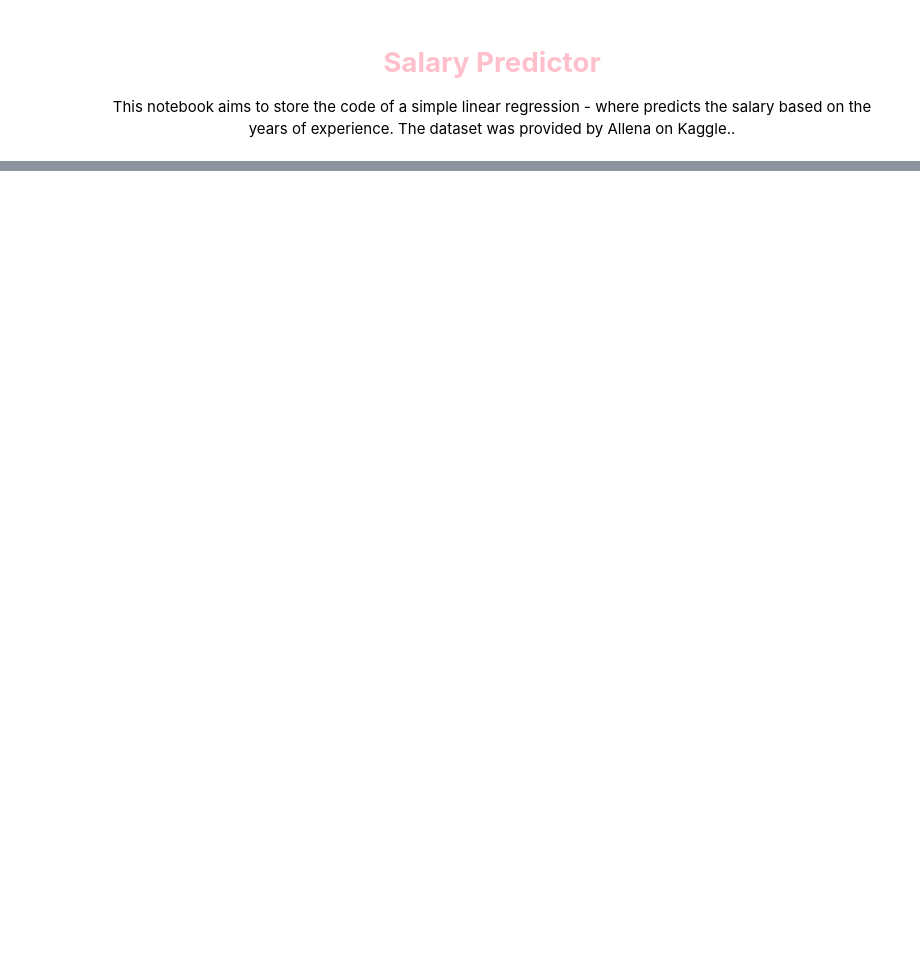
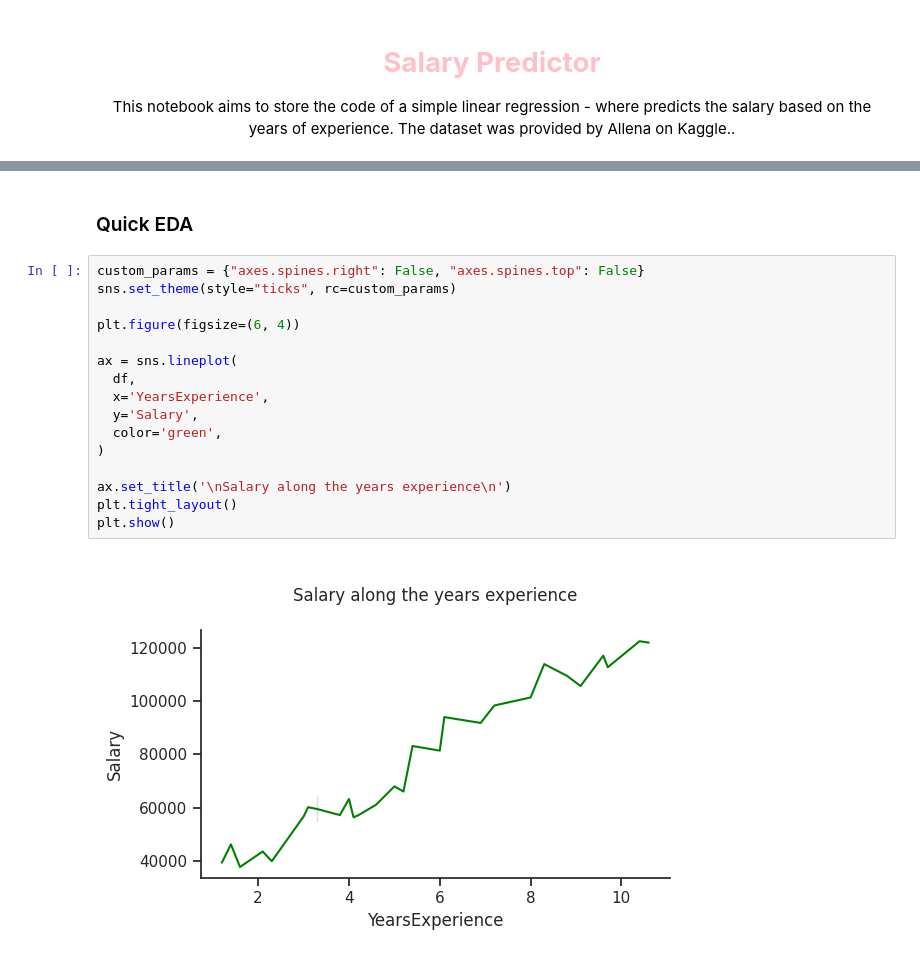
Before and after one commit to naomilago/salary-predictor, a Jupyter notebook: app.ipynb, the cells around one changed output, grey strips where cells are left out. Drawn from its saved outputs; the diff is of its cells as text; blank space fills up the shorter version.

```diff
--- a/app.ipynb
+++ b/app.ipynb
@@ -21,0 +23,20 @@ df.head()
+# %% [markdown]
+### Quick EDA
+# %%
+custom_params = {"axes.spines.right": False, "axes.spines.top": False}
+sns.set_theme(style="ticks", rc=custom_params)
+
+plt.figure(figsize=(6, 4))
+
+ax = sns.lineplot(
+  df,
+  x='YearsExperience',
+  y='Salary',
+  color='green',
+)
+
+ax.set_title('\nSalary along the years experience\n')
+plt.tight_layout()
+plt.show()
+# %% [output]
+[figure, added]
```
Also changed, not shown: parts of 13 cells of this notebook.
